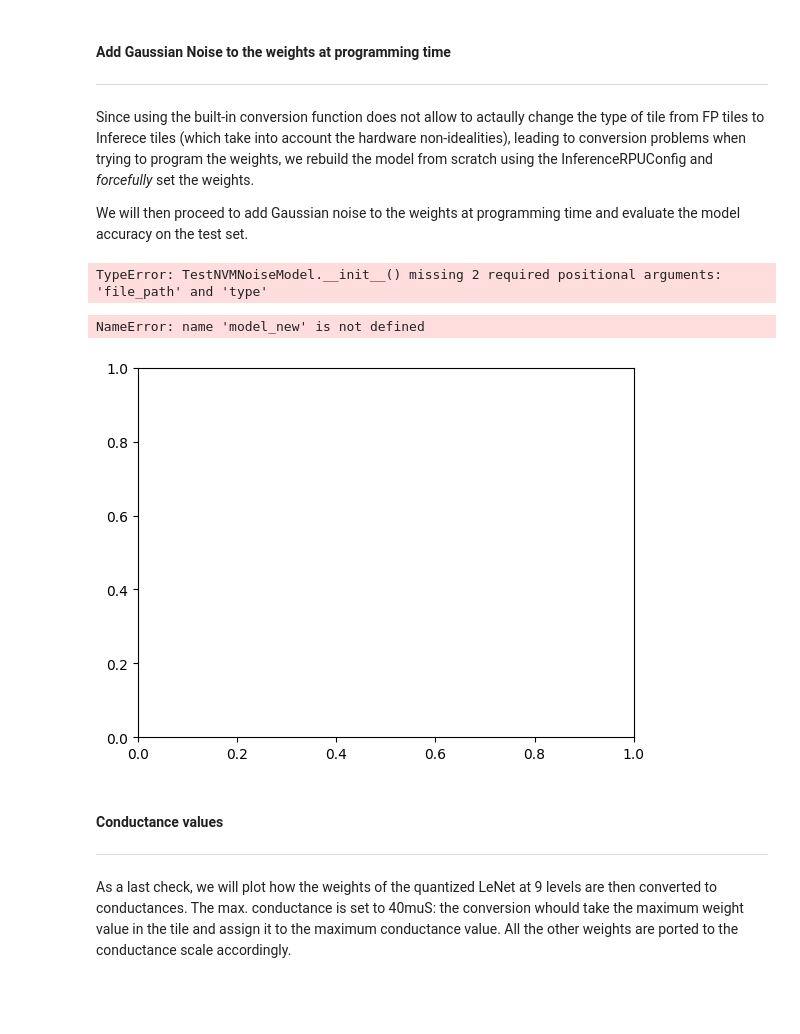
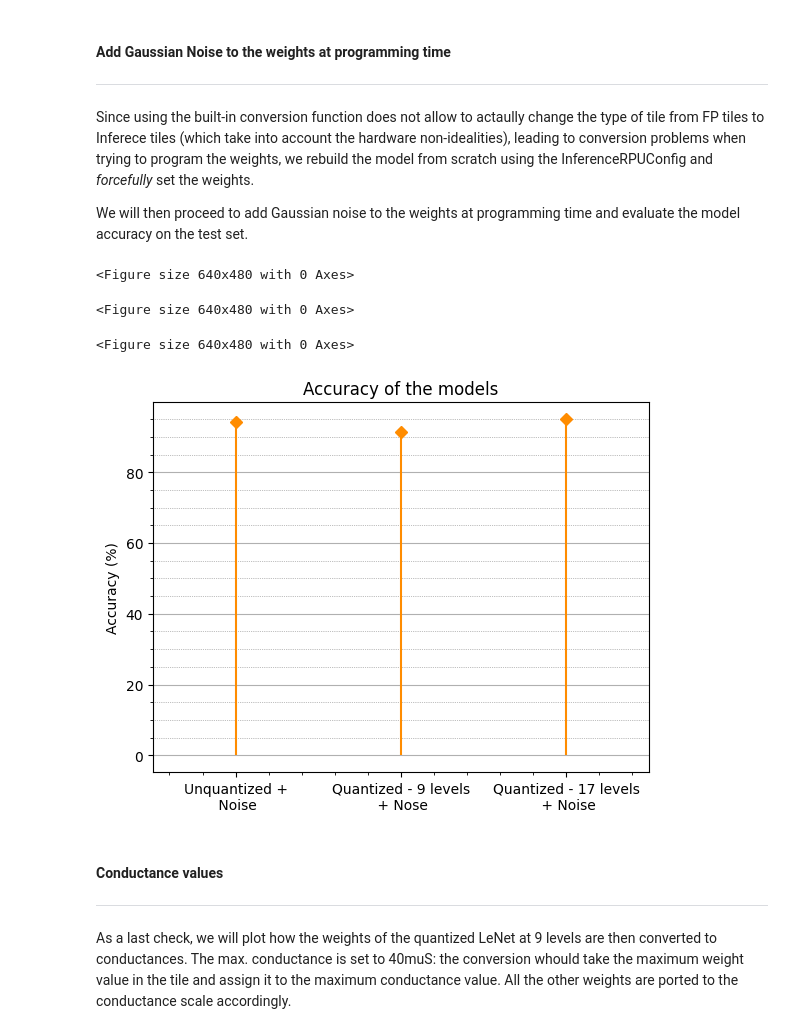
Before and after one commit to ApprehensiveKnee/aihwkit, a Jupyter notebook: sandbox/quantization.ipynb, the cells around one changed output. Cells and saved outputs as stored; diff of their text form; code cells hidden in the pictures; blank space fills up the shorter version.

```diff
--- a/sandbox/quantization.ipynb
+++ b/sandbox/quantization.ipynb
@@ -339,10 +373,11 @@ To: /Users/edoardocabiati/Desktop/Cose_brutte_PoliMI/_tesi/aihwkit/sandbox/lenet
 
 A plot of the weights distribution is shown for both versions in the corresponding hist_lenet .gif files.
 # %%
+RPU_CONFIG.mapping.weight_scaling_columnwise = True
+RPU_CONFIG.mapping.weight_scaling_omega = 1
 
+state_dict = torch.load("lenet/lenet5_scaled.th", device)
 model = inference_lenet5(RPU_CONFIG).to(device)
-
-state_dict = torch.load("lenet/lenet5.th", device)
 model.load_state_dict(state_dict, strict=True, load_rpu_config=False)
 model.eval()
 
@@ -358,7 +393,9 @@ pl.generate_moving_hist(model,title="Distribution of Weight\n Values over the ti
 RPU_CONFIG.quantization = WeightQuantizerParameter(
     resolution=0.,
     levels = 9,
-    eps = 0.10
+    eps = 0.10,
+    amax_channelwise = True,
+
 )
 model_9 = convert_to_analog(model, RPU_CONFIG)
 tile_weights = next(model_9.analog_tiles()).get_weights()
@@ -376,7 +413,8 @@ pl.generate_moving_hist(model_9,title="Distribution of Quantized Weight\n Values
 RPU_CONFIG.quantization = WeightQuantizerParameter(
     resolution=0.,
     levels = 17,
-    eps = 0.08
+    eps = 0.08,
+    amax_channelwise = True,
 )
 model_17 = convert_to_analog(model, RPU_CONFIG)
 model_17.eval()
@@ -546,13 +584,17 @@ We will then proceed to add Gaussian noise to the weights at programming time an
 from src.noise import TestNVMNoiseModel
 from aihwkit.inference.converter.conductance import SinglePairConductanceConverter
 RPU_CONFIG  = InferenceRPUConfig(forward=IOParameters(is_perfect=True),
-                                    noise_model=TestNVMNoiseModel(prog_std=5,
+                                    noise_model=TestNVMNoiseModel("null",
+                                                                  "null",
                                                                   g_converter=SinglePairConductanceConverter(g_max=40.)),
                                     clip= WeightClipParameter(type=WeightClipType.NONE,),
                                     remap= WeightRemapParameter(type=WeightRemapType.NONE,),
                                     modifier= WeightModifierParameter(type=WeightModifierType.NONE,),
                                     drift_compensation=None,
                                     )
+
+RPU_CONFIG.mapping.weight_scaling_columnwise = True
+RPU_CONFIG.mapping.weight_scaling_omega = 1
 
 
 '''UNQUANTIZED'''
@@ -569,8 +611,9 @@ pl.generate_moving_hist(model_new,title="Distribution of Weight + GNoise\n Value
 # Do the same for the quantized models:
 '''QUANTIZED 9 levels'''
 RPU_CONFIG.quantization = WeightQuantizerParameter(
-    resolution=0.18,
+    eps = 0.10,
     levels = 9,
+    amax_channelwise= True,
 )
 model_new_9 = convert_to_analog(original_model, RPU_CONFIG)
 model_new_9.eval()
@@ -587,8 +630,9 @@ pl.generate_moving_hist(model_new_9,title="Distribution of Quantized Weight + GN
 
 '''QUANTIZED 17 levels'''
 RPU_CONFIG.quantization = WeightQuantizerParameter(
-    resolution=0.12,
-    levels = 17
+    eps = 0.08,
+    levels = 17,
+    amax_channelwise= True,
 )
 model_new_17 = convert_to_analog(original_model, RPU_CONFIG)
 model_new_17.eval()
@@ -596,32 +640,32 @@ model_new_17.program_analog_weights()
 
 pl.generate_moving_hist(model_new_17,title="Distribution of Quantized Weight + GNoise\n Values over the tiles - LENET17", file_name="lenet/plots/hist_lenet_QUANTIZED_17_NOISE.gif", range = (-.7,.7), top=None, split_by_rows=False)
 # %% [output]
-TypeError: TestNVMNoiseModel.__init__() missing 2 required positional arguments: 'file_path' and 'type'
+<Figure size 640x480 with 0 Axes>
+<Figure size 640x480 with 0 Axes>
+<Figure size 640x480 with 0 Axes>
 # %%
 # Plot the accuracy of the models in a stem plot
 
 fig, ax = plt.subplots()
 models = ['Unquantized +\n Noise', 'Quantized - 9 levels\n + Nose', 'Quantized - 17 levels\n + Noise']
 accuracies = [test_evaluation(model_new, test_loader, device)[1], test_evaluation(model_new_9, test_loader, device)[1], test_evaluation(model_new_17, test_loader, device)[1]]
 # Get the mean of the accuracies and the standard deviation
 mean = np.mean(accuracies)
 std = np.std(accuracies)
 ax.stem(models, accuracies, linefmt ='darkorange', markerfmt ='D', basefmt=' ')
 ax.set_title("Accuracy of the models")
 ax.set_ylabel("Accuracy (%)")
 #ax.set_ylim([mean - 2*std, mean + 2*std])
 ax.set_xlim([-0.5, len(models)- 0.5])
 ax.minorticks_on()
 ax.yaxis.grid(True)
 ax.yaxis.grid(which='minor', linestyle=':', linewidth='0.5', color='gray')
-ax.set_ylim([94, 99])
 
 # Save the plot to file
 plt.savefig("lenet/plots/accuracy_lenet_Noise.png")
 plt.show()
 # %% [output]
-NameError: name 'model_new' is not defined
-[figure, old version]
+[figure, new version]
 # %% [markdown]
 #### Conductance values
 ---
```
Also changed, not shown: parts of 9 cells of this notebook, 39 other files.
